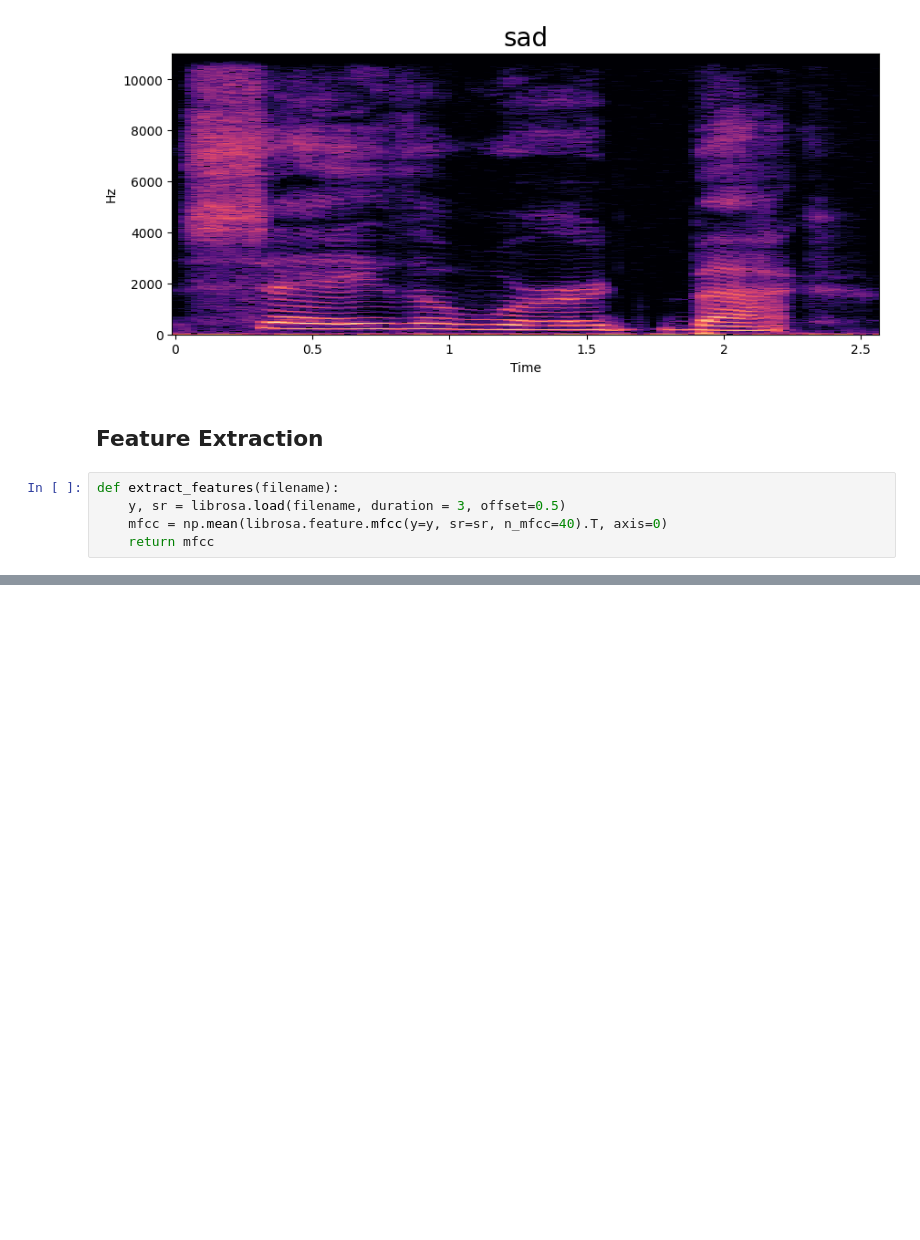
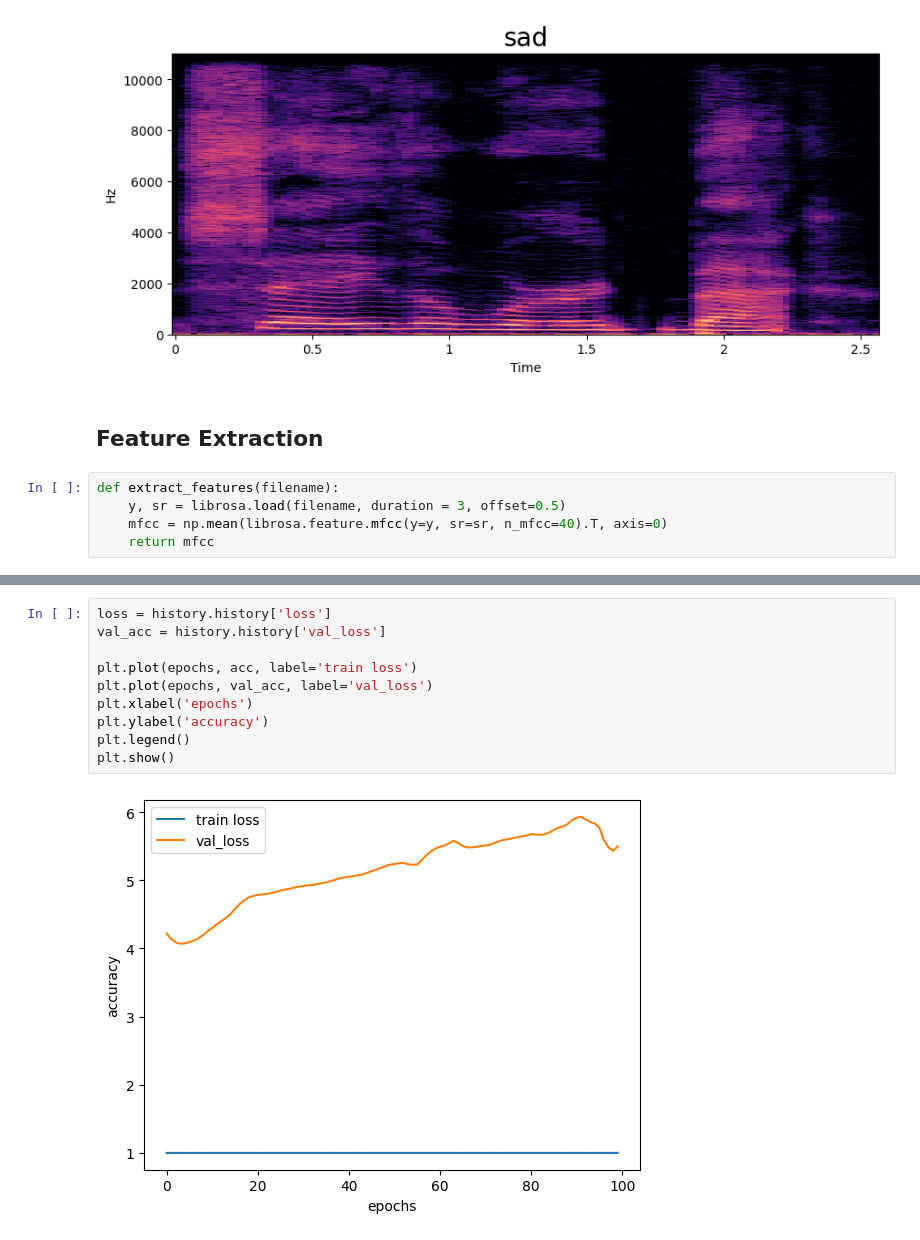
Before and after one commit to Men5ah/EmoBot, a Jupyter notebook: EmoBot.ipynb, the cells around one changed output, grey strips where cells are left out. Saved outputs shown, nothing was run; the diff lists cells and outputs as text; blank space fills up the shorter version.

```diff
--- a/EmoBot.ipynb
+++ b/EmoBot.ipynb
@@ -174,0 +308,12 @@ extract_features(df['speech'][0])
+# %%
+loss = history.history['loss']
+val_acc = history.history['val_loss']
+
+plt.plot(epochs, acc, label='train loss')
+plt.plot(epochs, val_acc, label='val_loss')
+plt.xlabel('epochs')
+plt.ylabel('accuracy')
+plt.legend()
+plt.show()
+# %% [output]
+[figure, added]
```
Also changed, not shown: parts of 14 cells of this notebook.
